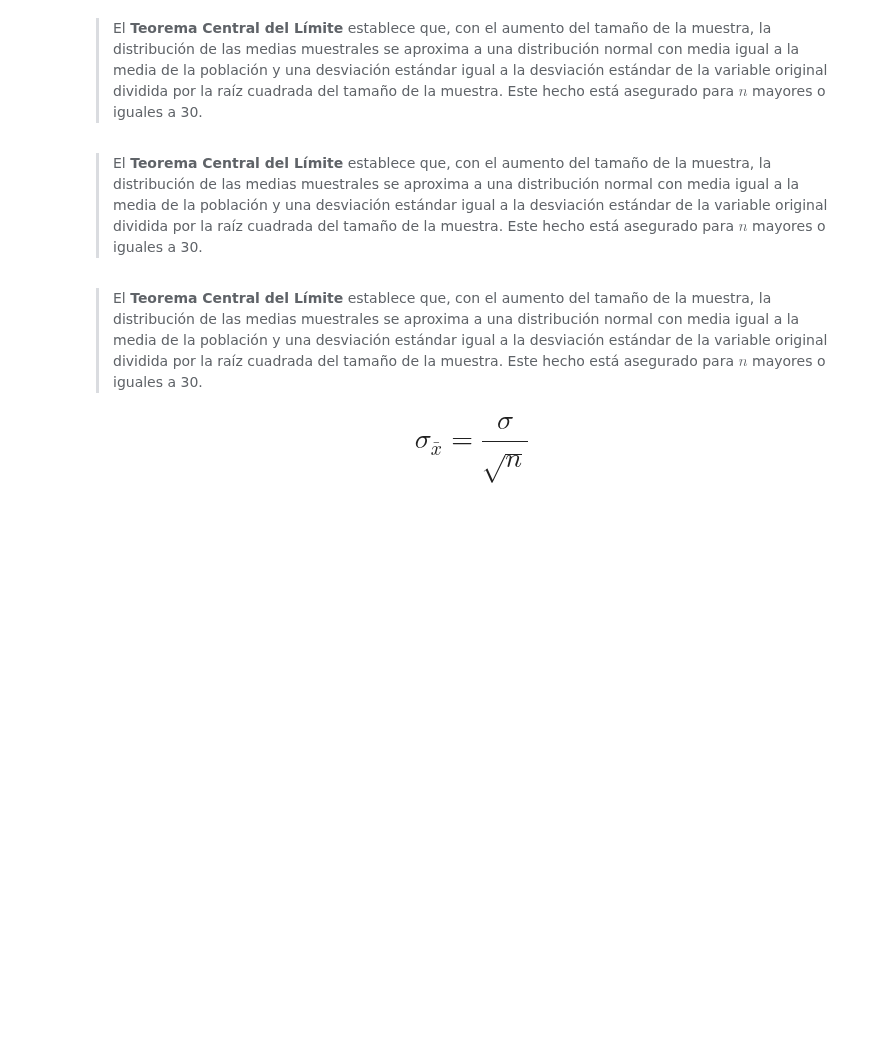
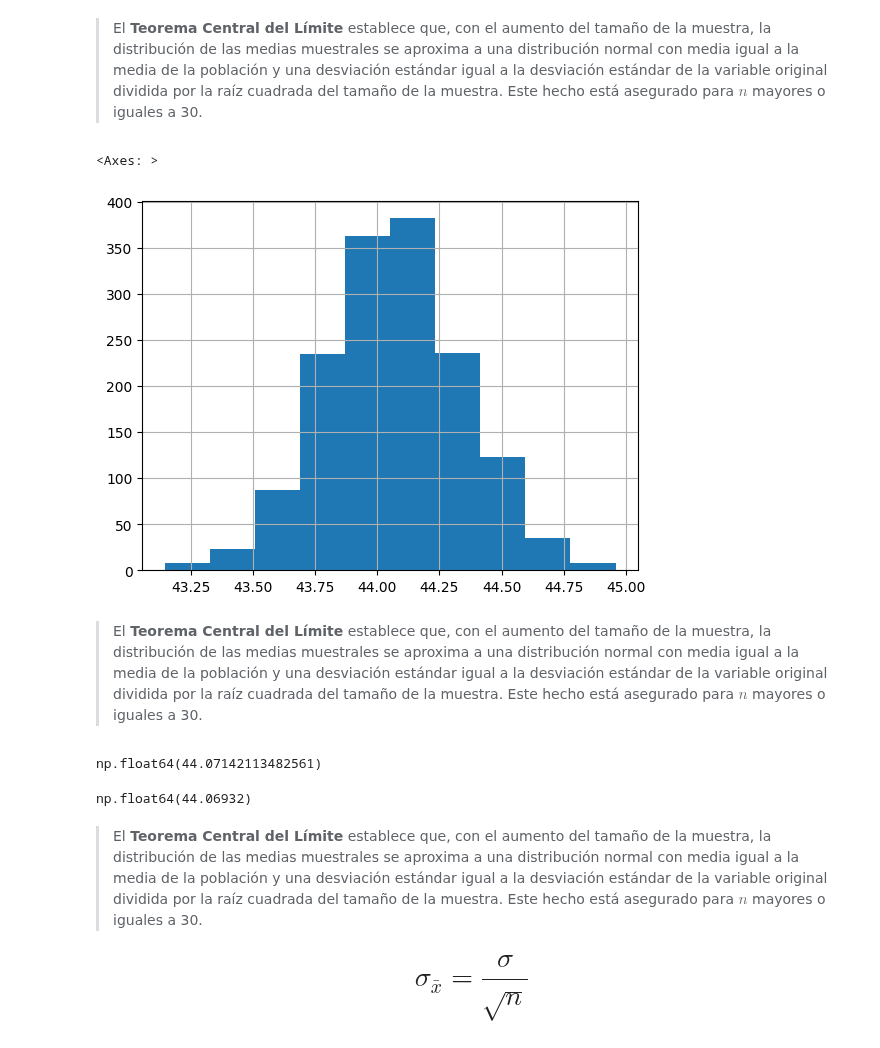
Before and after one commit to Nataliahfk/estadistica_python, a Jupyter notebook: Curso_estadistica_parte2.ipynb, the cells around one changed output. Cells and saved outputs as stored; diff of their text form; code cells hidden in the pictures; blank space fills up the shorter version.

```diff
--- a/Curso_estadistica_parte2.ipynb
+++ b/Curso_estadistica_parte2.ipynb
@@ -1265,3 +1265,20 @@ Es la forma de hacer suposiciones generalizadas sobre los parámetros de una pob
 La desviación estándar de las medias muestrales se conoce como **error estándar de la media**
 # %% [markdown]
 ### Entendiendo el Teorema Central del Límite
+# %%
+n = 2000
+total_muestras = 1500
+# %%
+import pandas as pd
+
+# crear un data frame vacío para guardar la muestra
+muestras = pd.DataFrame()
+
+muestras_dict = {}
+
+for i in range(total_muestras):
+    col = datos.Edad.sample(n).reset_index(drop=True)
+    muestras_dict[f'Muestra_{i}'] = col
+
+muestras = pd.concat(muestras_dict, axis=1)
+muestras
@@ -1268,7 +1316,21 @@ La desviación estándar de las medias muestrales se conoce como **error estánd
 # %% [markdown]
 > El **Teorema Central del Límite** establece que, con el aumento del tamaño de la muestra, la distribución de las medias muestrales se aproxima a una distribución normal con media igual a la media de la población y una desviación estándar igual a la desviación estándar de la variable original dividida por la raíz cuadrada del tamaño de la muestra. Este hecho está asegurado para $n$ mayores o iguales a 30.
+# %%
+muestras.mean().hist()
+# %% [output]
+<Axes: >
+[figure, added]
 # %% [markdown]
 > El **Teorema Central del Límite** establece que, con el aumento del tamaño de la muestra, la distribución de las medias muestrales se aproxima a una distribución normal con media igual a la media de la población y una desviación estándar igual a la desviación estándar de la variable original dividida por la raíz cuadrada del tamaño de la muestra. Este hecho está asegurado para $n$ mayores o iguales a 30.
+# %%
+datos.Edad.mean()
+# %% [output]
+np.float64(44.07142113482561)
+# %%
+# Calcular la media de los 1500 muestras
+muestras.mean().mean()
+# %% [output]
+np.float64(44.06932)
 # %% [markdown]
 > El **Teorema Central del Límite** establece que, con el aumento del tamaño de la muestra, la distribución de las medias muestrales se aproxima a una distribución normal con media igual a la media de la población y una desviación estándar igual a la desviación estándar de la variable original dividida por la raíz cuadrada del tamaño de la muestra. Este hecho está asegurado para $n$ mayores o iguales a 30.
 
```
Also changed, not shown: parts of 5 cells of this notebook.
